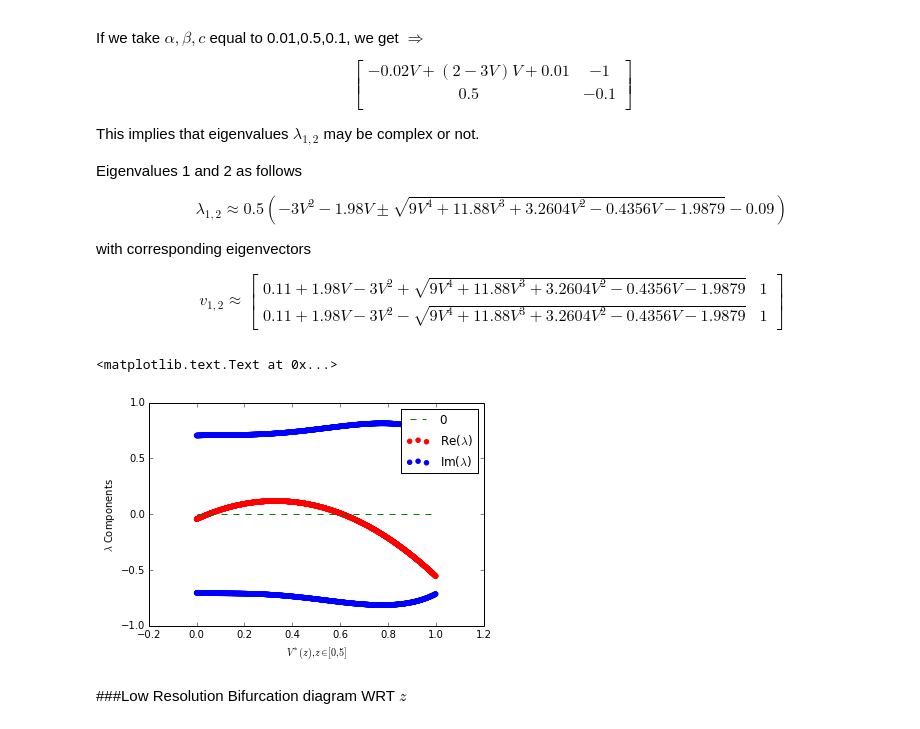
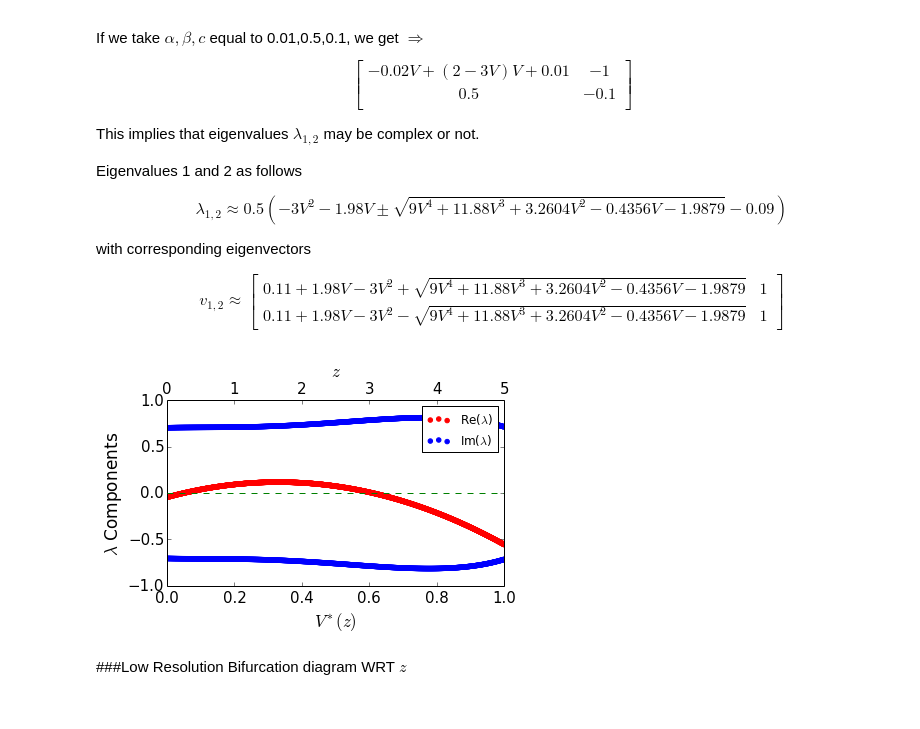
Before and after one commit to aaronshifman/modeling_final, a Jupyter notebook: ipynb/python model - isolated.ipynb, the cells around one changed output. Cells and saved outputs as stored; diff of their text form; code cells hidden in the pictures.

```diff
--- a/ipynb/python model - isolated.ipynb
+++ b/ipynb/python model - isolated.ipynb
@@ -110,3 +114,19 @@ plt.ylabel('W')
 # %% [markdown]
 ###Phase Plane Animation
+# %%
+n_z = 50
+zs = np.linspace(0,5,n_z)
+times = np.linspace(0,1000,10000)
+V_loop = np.zeros((n_z,np.size(times)))
+W_loop = np.zeros((n_z,np.size(times)))
+null_Vs = np.linspace(-2,2,10000)
+nullclines = np.zeros((2,n_z,len(null_Vs)))
+for ix,z in enumerate(zs):
+    wsol = odeint(derr_func, [0,0], times, args=([alpha,beta,c,z],),atol=abserr, rtol=relerr)
+    V = wsol[:,0]
+    W = wsol[:,1]
+    V_loop[ix,:] = V
+    W_loop[ix,:] = W
+    nullclines[0,ix,:] = nullV(alpha,null_Vs)
+    nullclines[1,ix,:] = nullW(beta,c,null_Vs)
 # %%
@@ -216,15 +219,27 @@ v = np.concatenate((v,v))
 zs = np.concatenate((zs,zs))
 re = np.concatenate((np.real(eigs[0]),np.real(eigs[1])))
 im = np.concatenate((np.imag(eigs[0]),np.imag(eigs[1])))
-plt.scatter(v,re,label='Re($\lambda$)',color='red')
-plt.scatter(v,im,label='Im($\lambda$)',color='blue')
-plt.plot([min(v),max(v)],[0,0],'g--',label='0')
-plt.legend()
-plt.xlabel('$V^*(z), z\in[0,5]$')
-plt.ylabel('$\lambda$ Components')
-# %% [output]
-<matplotlib.text.Text at 0x...>
-[figure, removed]
+# %%
+plt.scatter(v,re,label='Re($\lambda$)',color='red')
+plt.scatter(v,im,label='Im($\lambda$)',color='blue')
+plt.legend()
+plt.xlabel('$V^*(z)$')
+plt.ylabel('$\lambda$ Components')
+plt.gca().yaxis.label.set_size(17)
+plt.gca().xaxis.label.set_size(17)
+plt.tick_params(axis='both', which='major', labelsize=15)
+plt.xlim([min(v),max(v)])
+ax1 = plt.gca()
+ax2 = ax1.twiny()
+ax2.set_xlabel('$z$')
+ax2.plot([min(zs),max(zs)],[0,0],'g--',label='0')
+ax2.tick_params(labelsize=15)
+ax2.xaxis.label.set_size(17)
+plt.ylabel('$\lambda$ Components')
+plt.tight_layout()
+plt.savefig('../TeX/images/eig.png')
+# %% [output]
+[figure, added]
 # %% [markdown]
 ###Low Resolution Bifurcation diagram WRT $z$
 # %%
```
Also changed, not shown: parts of 9 cells of this notebook, 5 other files.
